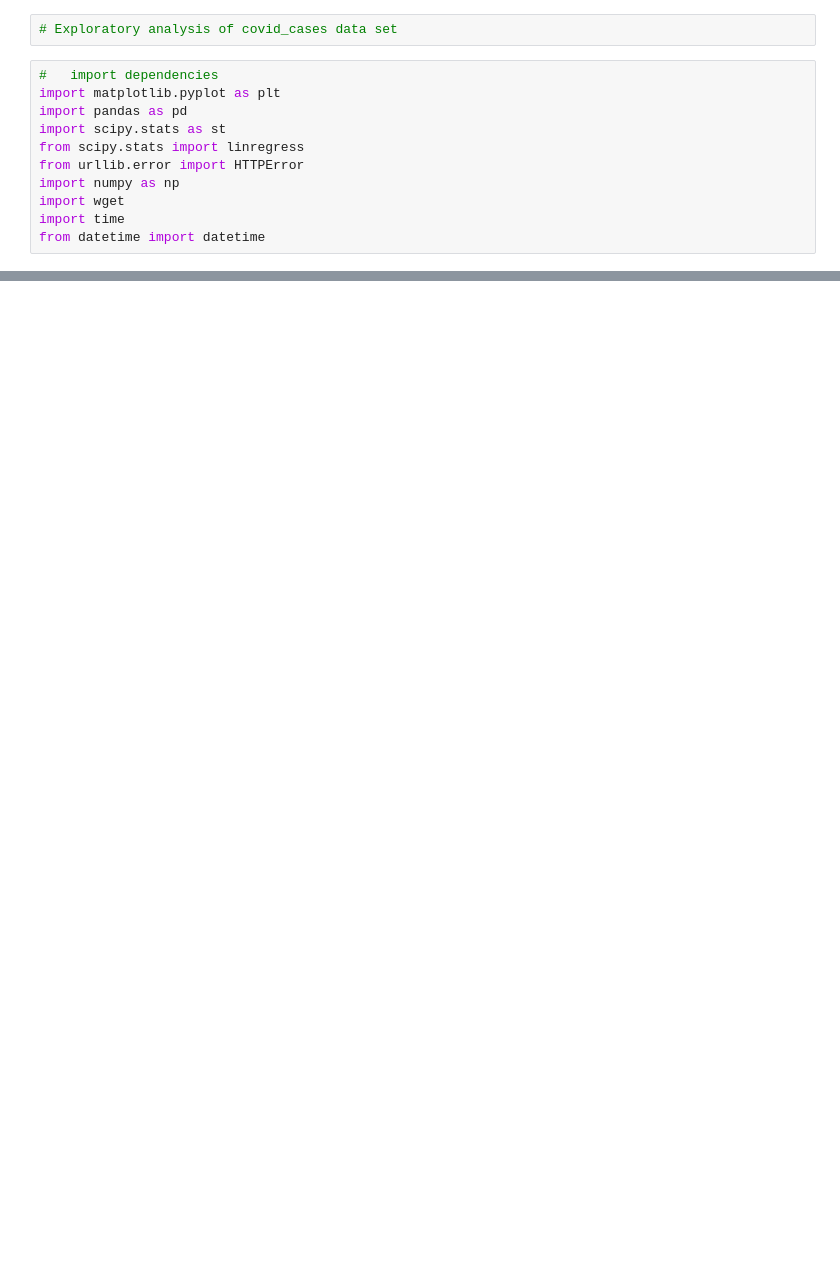
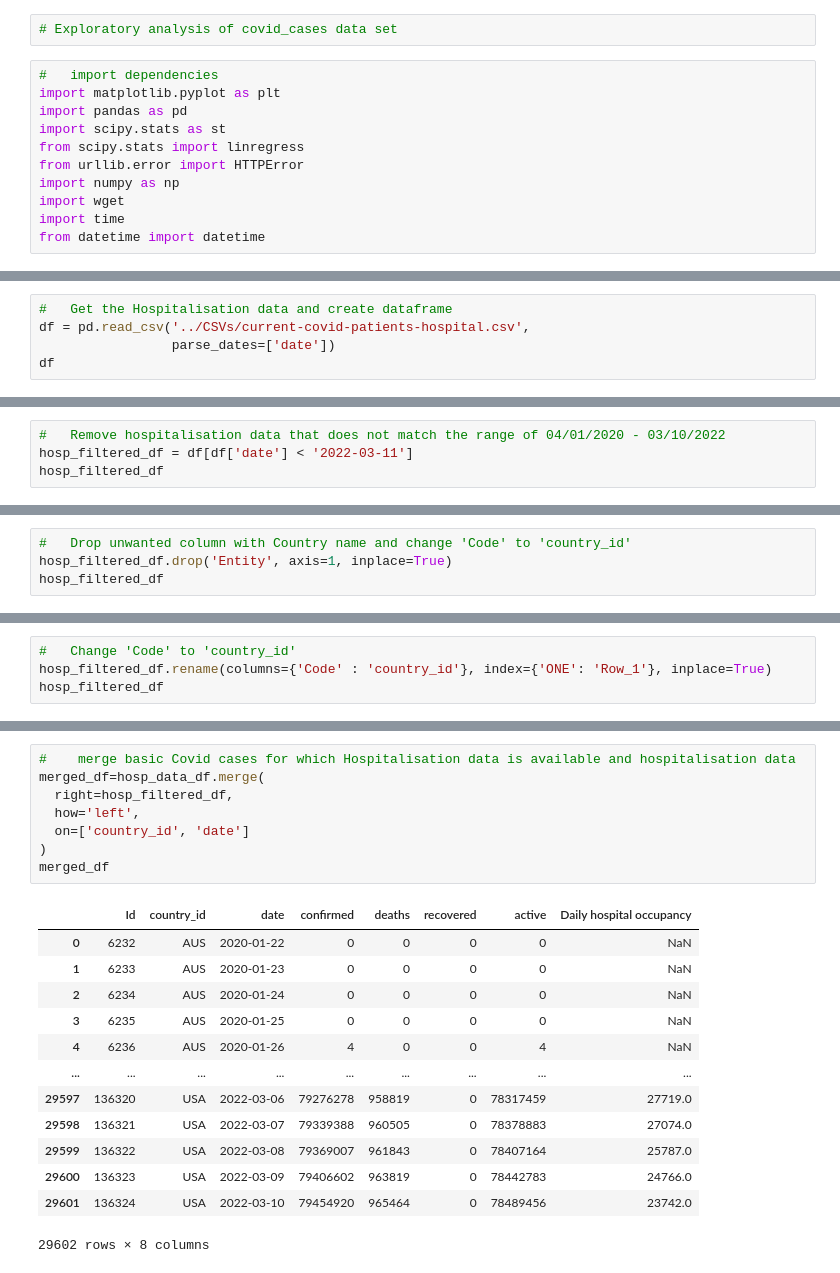
Before and after one commit to MikeMurf/23-Final-Project, a Jupyter notebook: Jupyter/preprocess-covid-data.ipynb, the cells around one changed output, grey strips where cells are left out. Drawn from its saved outputs; the diff is of its cells as text; blank space fills up the shorter version.

```diff
--- a/Jupyter/preprocess-covid-data.ipynb
+++ b/Jupyter/preprocess-covid-data.ipynb
@@ -70,0 +135,5 @@ df
+# %%
+#   Get the Hospitalisation data and create dataframe
+df = pd.read_csv('../CSVs/current-covid-patients-hospital.csv',
+                 parse_dates=['date'])
+df
@@ -70,0 +168,4 @@ df
+# %%
+#   Remove hospitalisation data that does not match the range of 04/01/2020 - 03/10/2022
+hosp_filtered_df = df[df['date'] < '2022-03-11']
+hosp_filtered_df
@@ -70,0 +200,4 @@ df
+# %%
+#   Drop unwanted column with Country name and change 'Code' to 'country_id'
+hosp_filtered_df.drop('Entity', axis=1, inplace=True)
+hosp_filtered_df
@@ -70,0 +222,4 @@ df
+# %%
+#   Change 'Code' to 'country_id'
+hosp_filtered_df.rename(columns={'Code' : 'country_id'}, index={'ONE': 'Row_1'}, inplace=True)
+hosp_filtered_df
@@ -70,0 +276,22 @@ df
+# %%
+#    merge basic Covid cases for which Hospitalisation data is available and hospitalisation data
+merged_df=hosp_data_df.merge(
+  right=hosp_filtered_df,
+  how='left',
+  on=['country_id', 'date']
+)
+merged_df
+# %% [output]
+|  | Id | country_id | date | confirmed | deaths | recovered | active | Daily hospital occupancy |
+| 0 | 6232 | AUS | 2020-01-22 | 0 | 0 | 0 | 0 | NaN |
+| 1 | 6233 | AUS | 2020-01-23 | 0 | 0 | 0 | 0 | NaN |
+| 2 | 6234 | AUS | 2020-01-24 | 0 | 0 | 0 | 0 | NaN |
+| 3 | 6235 | AUS | 2020-01-25 | 0 | 0 | 0 | 0 | NaN |
+| 4 | 6236 | AUS | 2020-01-26 | 4 | 0 | 0 | 4 | NaN |
+| ... | ... | ... | ... | ... | ... | ... | ... | ... |
+| 29597 | 136320 | USA | 2022-03-06 | 79276278 | 958819 | 0 | 78317459 | 27719.0 |
+| 29598 | 136321 | USA | 2022-03-07 | 79339388 | 960505 | 0 | 78378883 | 27074.0 |
+| 29599 | 136322 | USA | 2022-03-08 | 79369007 | 961843 | 0 | 78407164 | 25787.0 |
+| 29600 | 136323 | USA | 2022-03-09 | 79406602 | 963819 | 0 | 78442783 | 24766.0 |
+| 29601 | 136324 | USA | 2022-03-10 | 79454920 | 965464 | 0 | 78489456 | 23742.0 |
+29602 rows × 8 columns
```
Also changed, not shown: parts of 19 cells of this notebook, 1 other file.
